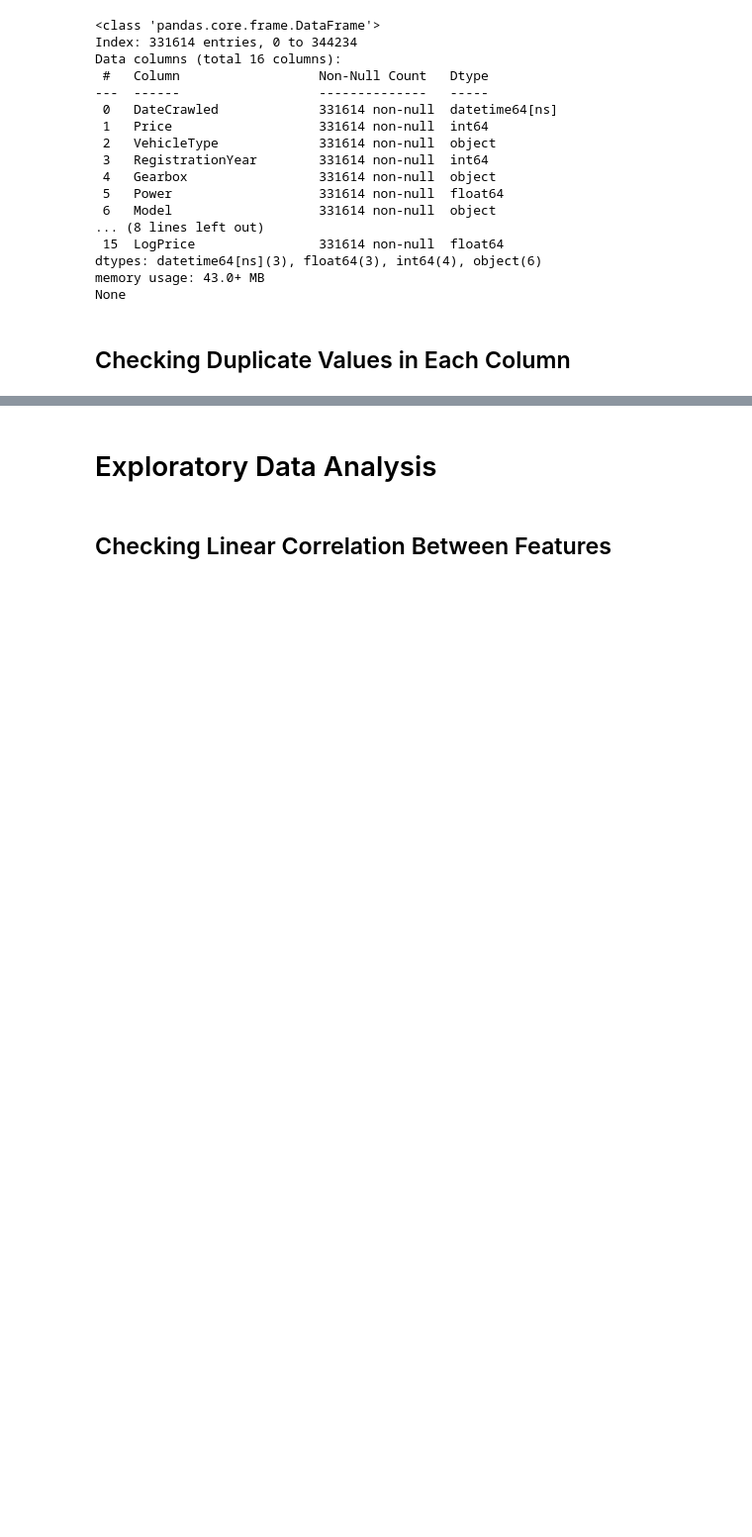
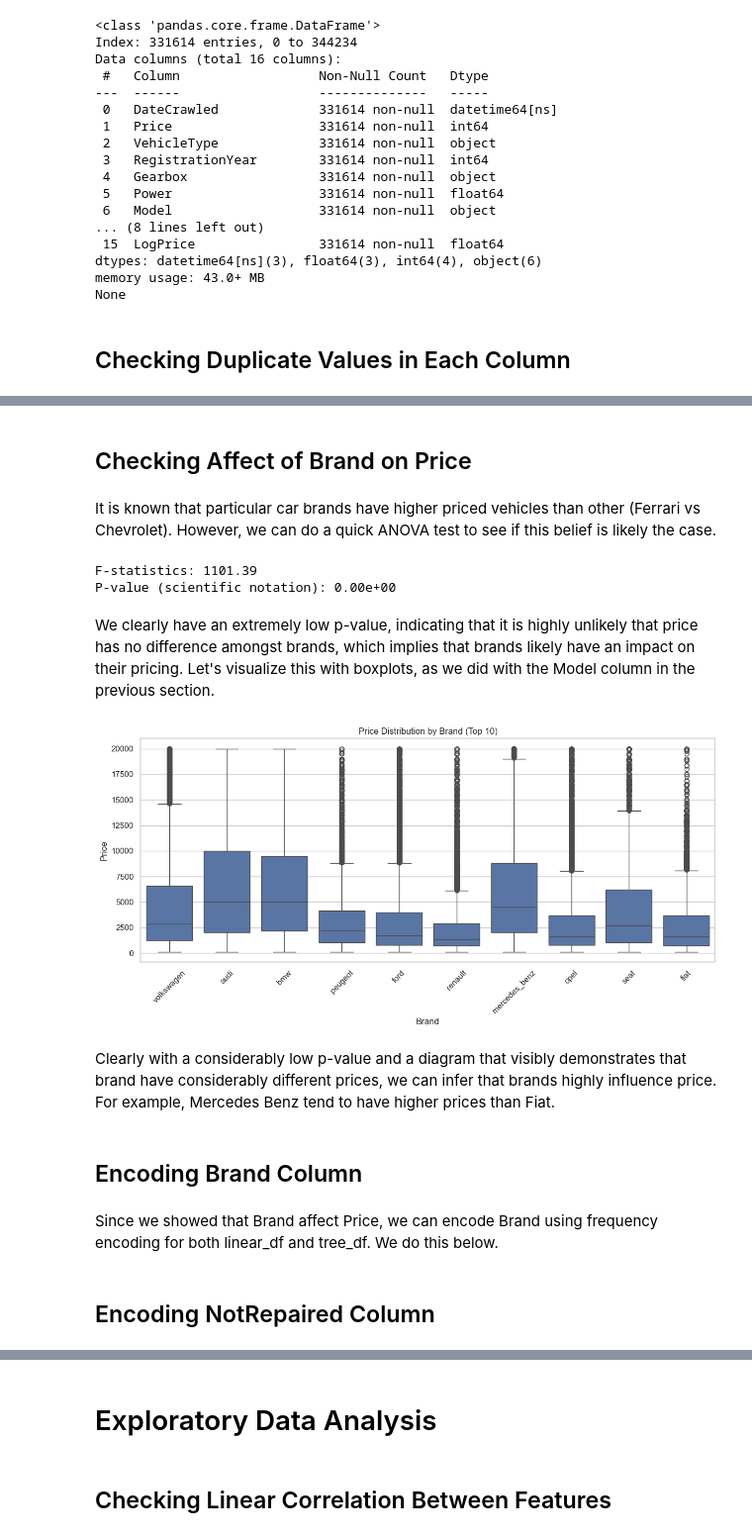
Before and after one commit to T4nT4n/sprint12, a Jupyter notebook: sprint_12_project.ipynb, the cells around one changed output, grey strips where cells are left out. Shown at 99% size. Saved outputs shown, nothing was run; the diff lists cells and outputs as text; code cells hidden in the pictures; blank space fills up the shorter version.

```diff
--- a/sprint_12_project.ipynb
+++ b/sprint_12_project.ipynb
@@ -838,0 +997,44 @@ Name: count, Length: 109, dtype: int64
+# %% [markdown]
+## Checking Affect of Brand on Price
+# %% [markdown]
+It is known that particular car brands have higher priced vehicles than other (Ferrari vs Chevrolet). However, we can do a quick ANOVA test to see if this belief is likely the case.
+# %%
+#Here we are going to get the price values per brand
+prices_per_brand = [subframe['Price'].values for brand, subframe in unencoded_df.groupby('Brand')]
+
+#Here we perform one-way ANOVA
+f_stat, p_value = f_oneway(*prices_per_brand)
+
+print(f"F-statistics: {f_stat:.2f}")
+print(f"P-value (scientific notation): {p_value:.2e}")
+# %% [output]
+F-statistics: 1101.39
+P-value (scientific notation): 0.00e+00
+# %% [markdown]
+We clearly have an extremely low p-value, indicating that it is highly unlikely that price has no difference amongst brands, which implies that brands likely have an impact on their pricing. Let's visualize this with boxplots, as we did with the Model column in the previous section.
+# %%
+#Here we plot the top 10 most common brands
+top_brands = unencoded_df['Brand'].value_counts().head(10).index
+
+#Now we are going to filter a dataframe with only these most common brands --> will help with more compact boxplot
+filtered_df = unencoded_df[unencoded_df['Brand'].isin(top_brands)]
+
+#Creating the figure
+plt.figure(figsize=(12,6))
+
+#Creating boxplot
+sns.boxplot(data=filtered_df, x='Brand', y='Price')
+
+#Boxplot Specs
+plt.xticks(rotation=45)
+plt.title('Price Distribution by Brand (Top 10)')
+plt.tight_layout()
+plt.show()
+# %% [output]
+[figure, added]
+# %% [markdown]
+Clearly with a considerably low p-value and a diagram that visibly demonstrates that brand have considerably different prices, we can infer that brands highly influence price. For example, Mercedes Benz tend to have higher prices than Fiat.
+# %% [markdown]
+## Encoding Brand Column
+# %% [markdown]
+Since we showed that Brand affect Price, we can encode Brand using frequency encoding for both linear_df and tree_df. We do this below.
@@ -838,0 +1043,2 @@ Name: count, Length: 109, dtype: int64
+# %% [markdown]
+## Encoding NotRepaired Column
```
Also changed, not shown: parts of 37 cells of this notebook.
